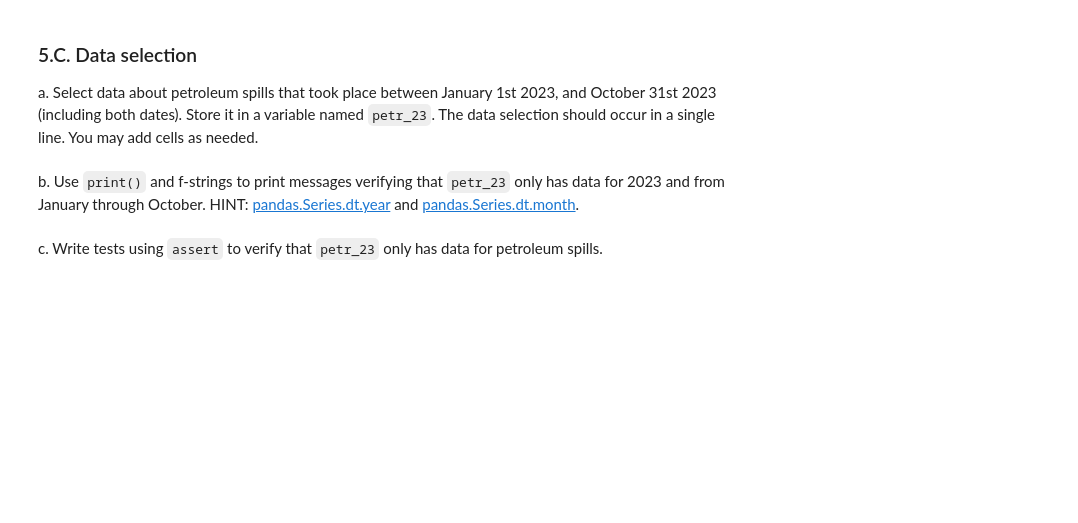
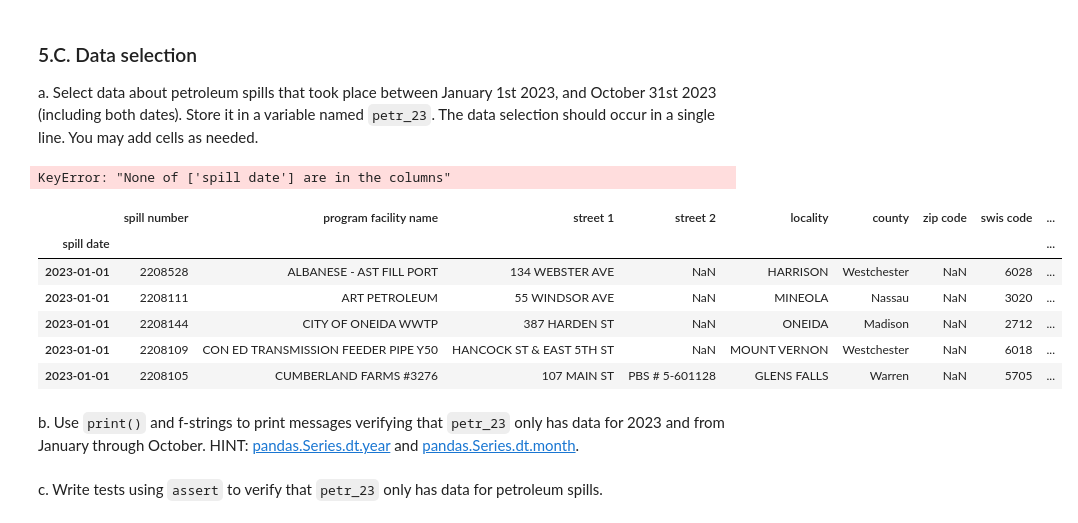
Before and after one commit to ZoeZhouJ/eds220-hwk3, a Jupyter notebook: hwk3-task2-oil-spills.ipynb, the cells around one changed output. Cells and saved outputs as stored; diff of their text form; code cells hidden in the pictures; blank space fills up the shorter version.

Commit message:
Select data by spill dates

```diff
--- a/hwk3-task2-oil-spills.ipynb
+++ b/hwk3-task2-oil-spills.ipynb
@@ -203,0 +205,9 @@ spills['spill date']
+# %%
+# b. Update columns to date interger
+spills['spill date'] = pd.to_datetime(spills['spill date'])
+spills['received date'] = pd.to_datetime(spills['received date'])
+spills['close date'] = pd.to_datetime(spills['close date'])
+# Write a for loop to convert date
+
+# Check column type
+spills.dtypes
@@ -210,3 +236,21 @@ a. Select data about petroleum spills that took place between January 1st 2023,
+# %%
+# Set spill dates as index
+spills = spills.set_index('spill date')
+# %% [output]
+KeyError: "None of ['spill date'] are in the columns"
+# %%
+# Select by dates
+petr_23 = spills[spills['material family']== 'Petroleum'].loc[['2023-01-01','2023-10-31'],]
+# %%
+petr_23.head()
+# %% [output]
+|  | spill number | program facility name | street 1 | street 2 | locality | county | zip code | swis code | ... |
+| spill date |  |  |  |  |  |  |  |  | ... |
+| 2023-01-01 | 2208528 | ALBANESE - AST FILL PORT | 134 WEBSTER AVE | NaN | HARRISON | Westchester | NaN | 6028 | ... |
+| 2023-01-01 | 2208111 | ART PETROLEUM | 55 WINDSOR AVE | NaN | MINEOLA | Nassau | NaN | 3020 | ... |
+| 2023-01-01 | 2208144 | CITY OF ONEIDA WWTP | 387 HARDEN ST | NaN | ONEIDA | Madison | NaN | 2712 | ... |
+| 2023-01-01 | 2208109 | CON ED TRANSMISSION FEEDER PIPE Y50 | HANCOCK ST & EAST 5TH ST | NaN | MOUNT VERNON | Westchester | NaN | 6018 | ... |
+| 2023-01-01 | 2208105 | CUMBERLAND FARMS #3276 | 107 MAIN ST | PBS # 5-601128 | GLENS FALLS | Warren | NaN | 5705 | ... |
 # %% [markdown]
 <!-- BEGIN QUESTION -->
 
```
Also changed, not shown: parts of 5 cells of this notebook.
